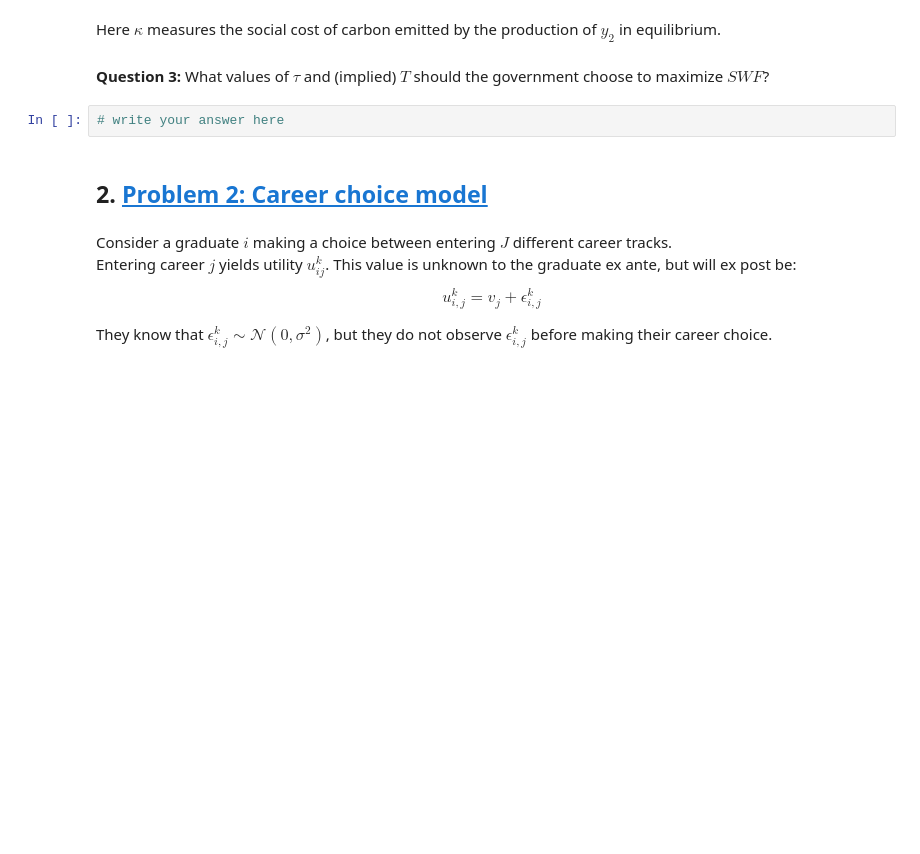
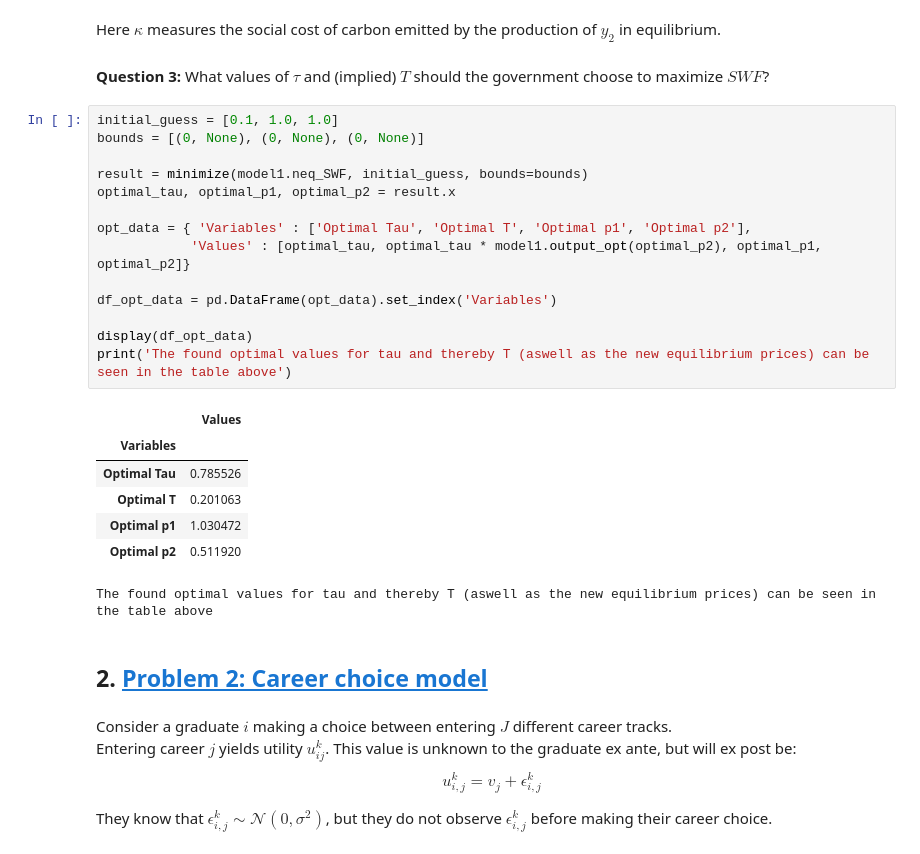
Before and after one commit to NumEconCopenhagen/projects-2024-thomas-lucas-jacob, a Jupyter notebook: examproject/exam_2024.ipynb, the cells around one changed output. Cells and saved outputs as stored; diff of their text form; blank space fills up the shorter version.

```diff
--- a/examproject/exam_2024.ipynb
+++ b/examproject/exam_2024.ipynb
@@ -222,8 +245,28 @@ $$
 Here $\kappa$ measures the social cost of carbon emitted by the production of $y_2$ in equilibrium.
 # %% [markdown]
 **Question 3:** What values of $\tau$ and (implied) $T$ should the government choose to maximize $SWF$?
-# %%
-# write your answer here
+# %%
+initial_guess = [0.1, 1.0, 1.0]
+bounds = [(0, None), (0, None), (0, None)]
+
+result = minimize(model1.neq_SWF, initial_guess, bounds=bounds)
+optimal_tau, optimal_p1, optimal_p2 = result.x
+
+opt_data = { 'Variables' : ['Optimal Tau', 'Optimal T', 'Optimal p1', 'Optimal p2'],
+            'Values' : [optimal_tau, optimal_tau * model1.output_opt(optimal_p2), optimal_p1, optimal_p2]}
+
+df_opt_data = pd.DataFrame(opt_data).set_index('Variables')
+
+display(df_opt_data)
+print('The found optimal values for tau and thereby T (aswell as the new equilibrium prices) can be seen in the table above')
+# %% [output]
+|  | Values |
+| Variables |  |
+| Optimal Tau | 0.785526 |
+| Optimal T | 0.201063 |
+| Optimal p1 | 1.030472 |
+| Optimal p2 | 0.511920 |
+The found optimal values for tau and thereby T (aswell as the new equilibrium prices) can be seen in the table above
 # %% [markdown]
 ## 2. <a id='toc2_'></a>[Problem 2: Career choice model](#toc0_)
 # %% [markdown]
```
Also changed, not shown: parts of 4 cells of this notebook.
